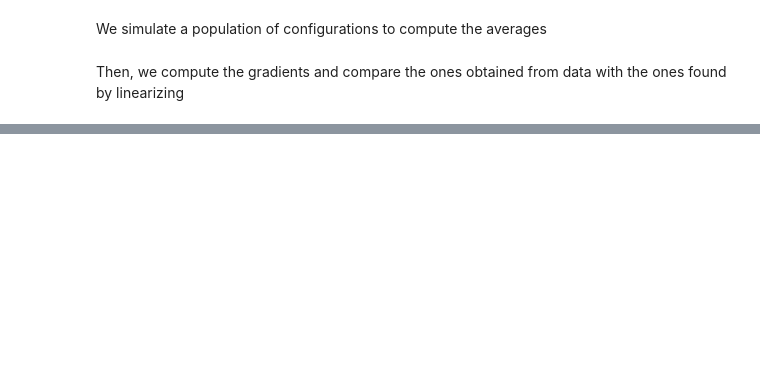
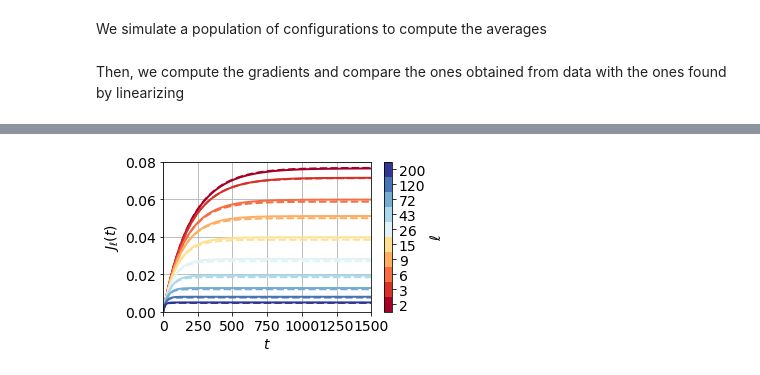
Before and after one commit to Laplaxe/MonteCarloGA_CW, a Jupyter notebook: Code/made_architecture.ipynb, the cells around one changed output, grey strips where cells are left out. Saved outputs shown, nothing was run; the diff lists cells and outputs as text; code cells hidden in the pictures; blank space fills up the shorter version.

```diff
--- a/Code/made_architecture.ipynb
+++ b/Code/made_architecture.ipynb
@@ -326,0 +513,65 @@ Angular coefficient for key 19: 61.80100848839608
+# %%
+# Expression of the behaviour of the J(t) i the linearized regime
+def Jt_app(t, c, ell, tau, eta):
+    return c*tau*(ell-1)*(1-np.exp(-eta*t/tau))
+# %%
+# Aesthetics
+fontsize = 14
+plt.figure(figsize=(5, 3))
+
+# Example function
+c = 0.0768534
+#c = 0.210102
+
+def tau_l(c, ell):
+    return 1 / (1 + c * (ell - 2))/(ell-1)
+
+# Logarithmically spaced ell values
+ell_values = np.unique(np.round(np.geomspace(2, 200, num=10)).astype(int))
+
+# Plotting loop using indexed colors
+for idx, ell in enumerate(ell_values):
+    color = sunset[idx]
+
+    plt.plot(
+        save_epochs,
+        weights[:, ell - 1],
+        lw=2,
+        ls='-',
+        color=color
+    )
+    plt.plot(
+        save_epochs,
+        Jt_app(save_epochs, c, ell, tau_l(c, ell), 1/N/(ell-1)),
+        lw=2,
+        ls='--',
+        color=color
+    )
+
+# Labels and formatting
+plt.ylabel(r"$J_\ell(t)$", fontsize=fontsize)
+plt.xlabel(r"$t$", fontsize=fontsize)
+plt.xticks(fontsize=fontsize)
+plt.yticks(fontsize=fontsize)
+plt.xlim(save_epochs[0], save_epochs[-1])
+plt.ylim(0, 0.08)
+plt.grid(True)
+plt.tight_layout()
+
+# Discrete colorbar setup
+cmap = mpl.colors.ListedColormap(sunset)
+bounds = np.arange(len(ell_values) + 1) - 0.5
+norm = mpl.colors.BoundaryNorm(bounds, cmap.N)
+
+sm = mpl.cm.ScalarMappable(cmap=cmap, norm=norm)
+sm.set_array([])
+
+cbar = plt.colorbar(sm, ticks=np.arange(len(ell_values)))
+cbar.ax.set_yticklabels(ell_values)  # Map ticks to ell values
+cbar.ax.tick_params(labelsize=fontsize)
+cbar.set_label(r'$\ell$', fontsize=fontsize)
+plt.tight_layout()
+plt.savefig("../Plots/weights_vs_epochs.pdf")
+plt.show()
+# %% [output]
+[figure, added]
```
Also changed, not shown: parts of 13 cells of this notebook, 14 other files.
